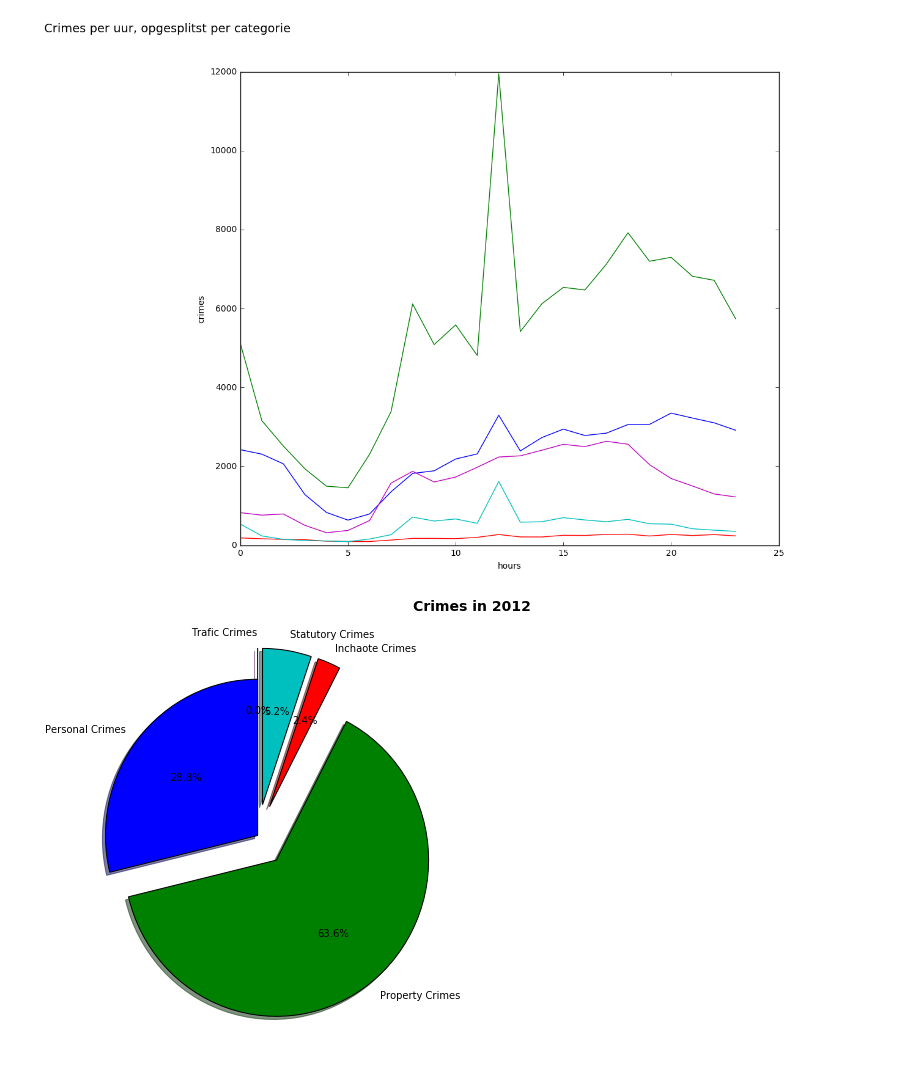
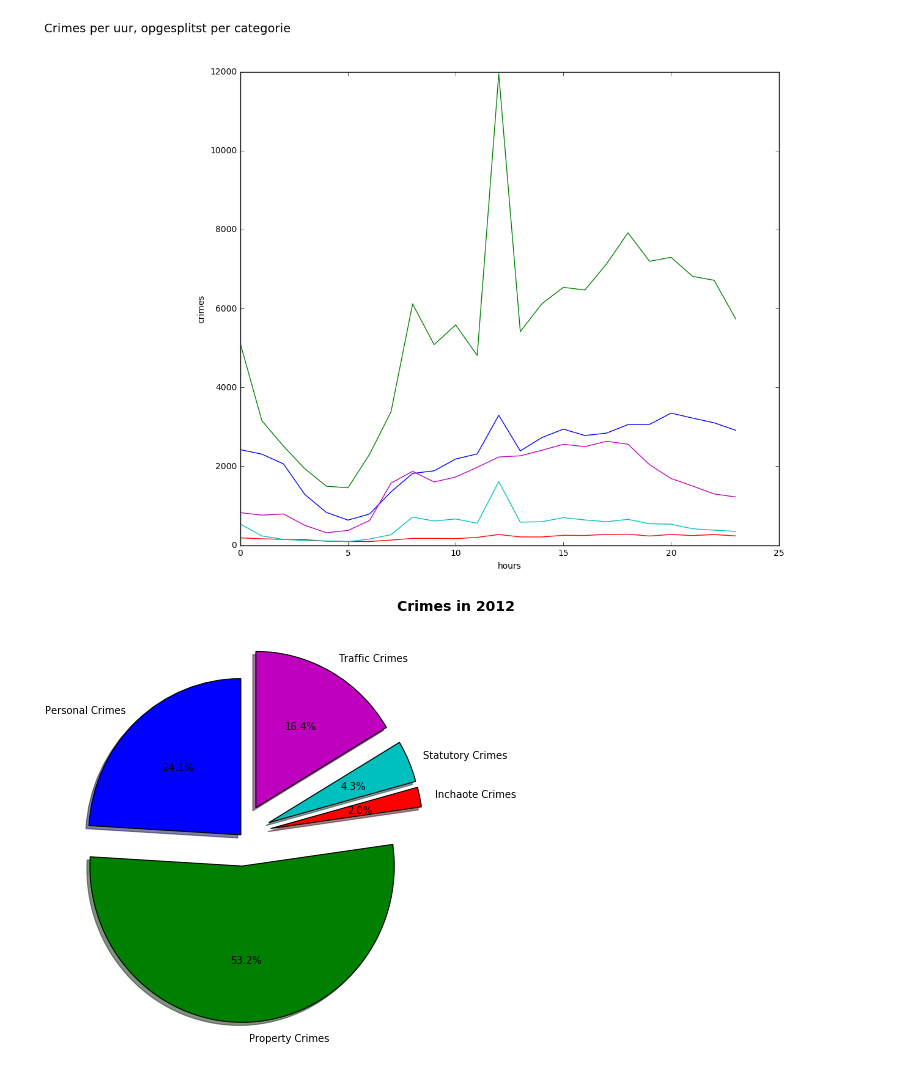
Before and after one commit to Djeffl/CrimesLADataset, a Jupyter notebook: Crimes.ipynb, the cells around one changed output. Cells and saved outputs as stored; diff of their text form; code cells hidden in the pictures.

```diff
--- a/Crimes.ipynb
+++ b/Crimes.ipynb
@@ -187,34 +187,35 @@ plt.plot(trafficCrimes_time)
 [figure]
 # %%
 from pyspark.mllib.stat import Statistics
+import matplotlib.pyplot as plt
 %matplotlib inline
 
 person_crimes_data = key_crimes_data.filter(lambda x: x[0]=="personCrimes")
 property_crimes_data = key_crimes_data.filter(lambda x: x[0]=="propertyCrimes")
 inchaote_crimes_data = key_crimes_data.filter(lambda x: x[0]=="inchoateCrimes")
 statutory_crimes_data = key_crimes_data.filter(lambda x: x[0]=="statutoryCrimes")
-trafic_crimes_data = key_crimes_data.filter(lambda x: x[0]=="traficCrimes")
+trafic_crimes_data = key_crimes_data.filter(lambda x: x[0]=="trafficCrimes")
 
 
 
 # http://karthik.github.io/2014-02-18-UTS/lessons/thw-matplotlib/tutorial.html
 person_crimes_count = person_crimes_data.count()
 property_crimes_count = property_crimes_data.count()
 inchaote_crimes_count = inchaote_crimes_data.count()
 statutory_crimes_count = statutory_crimes_data.count()
 trafic_crimes_count = trafic_crimes_data.count()
 
-labels = ['Personal Crimes', 'Property Crimes', 'Inchaote Crimes', 'Statutory Crimes', 'Trafic Crimes']
+labels = ['Personal Crimes', 'Property Crimes', 'Inchaote Crimes', 'Statutory Crimes', 'Traffic Crimes']
 fracs = [person_crimes_count,property_crimes_count,inchaote_crimes_count,statutory_crimes_count, trafic_crimes_count]
 explode = (0, 0.2, 0.2, 0.2, 0.2)
 
 fig = plt.figure(figsize=(15, 7))
 fig.suptitle('Crimes in 2012', fontsize=14, fontweight='bold')
 ax1 = fig.add_subplot(121)
 ax1.pie(fracs, explode=explode, labels=labels, autopct='%1.1f%%', shadow=True, startangle=90)
 pass
 # %% [output]
-[figure, old version]
+[figure, new version]
 # %%
 crimes = ["personCrimes", "propertyCrimes", "inchoateCrimes", "statutoryCrimes", "trafficCrimes"]
 
```
Also changed, not shown: parts of 2 cells of this notebook.
